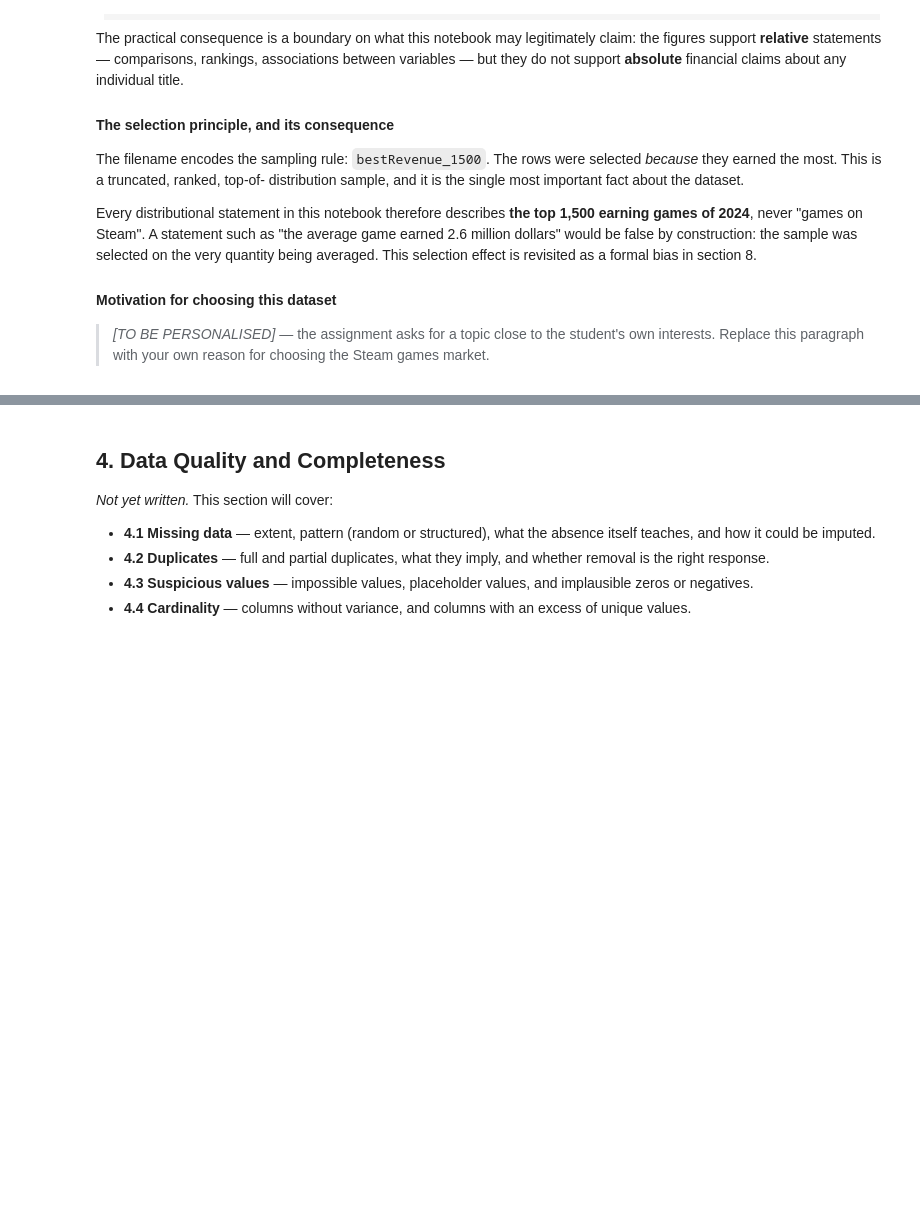
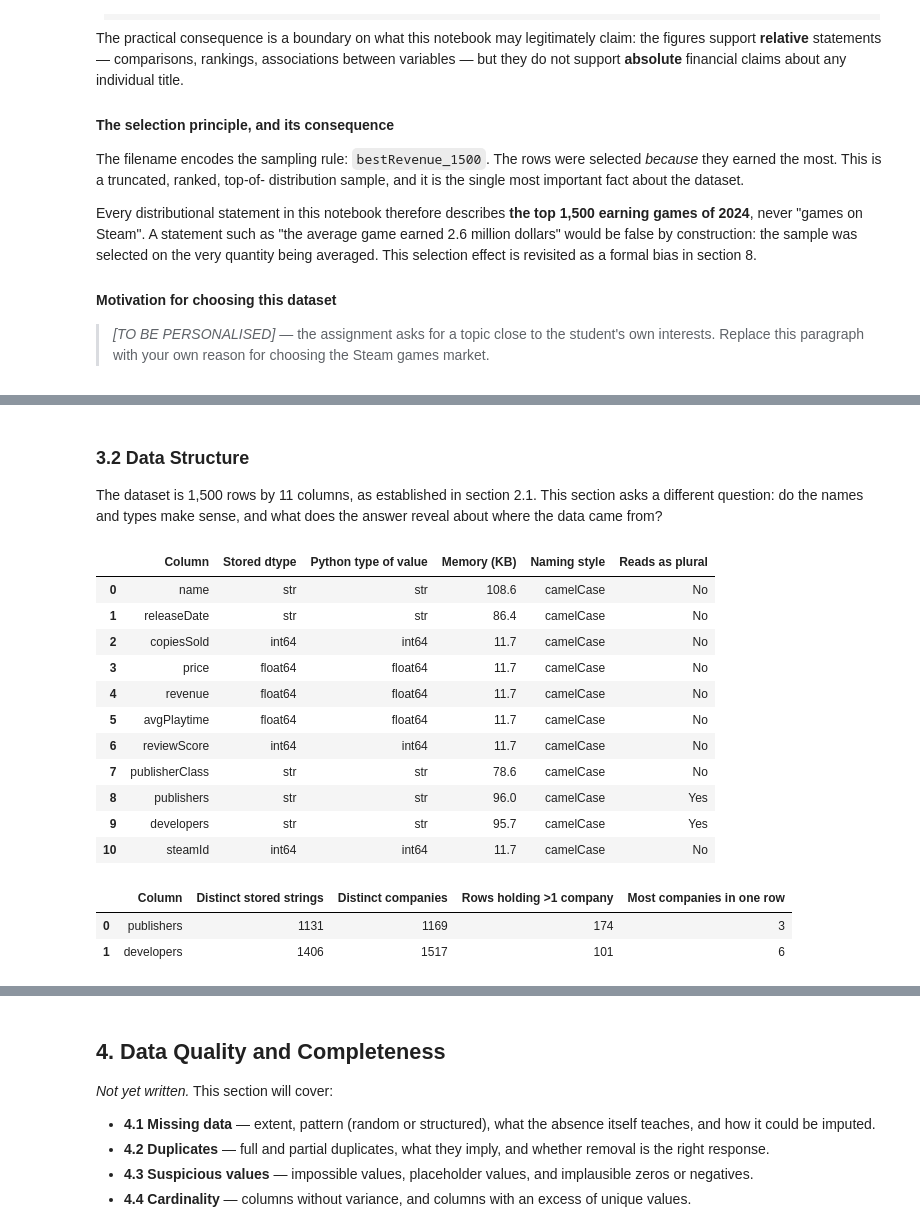
Before and after one commit to shonmazon/Data_Science, a Jupyter notebook: assignment1-eda/notebooks/steam_2024_eda.ipynb, the cells around one changed output, grey strips where cells are left out. Cells and saved outputs as stored; diff of their text form; code cells hidden in the pictures; blank space fills up the shorter version.

```diff
--- a/assignment1-eda/notebooks/steam_2024_eda.ipynb
+++ b/assignment1-eda/notebooks/steam_2024_eda.ipynb
@@ -287,0 +354,30 @@ effect is revisited as a formal bias in section 8.
+# %% [markdown]
+### 3.2 Data Structure
+
+The dataset is 1,500 rows by 11 columns, as established in section 2.1. This
+section asks a different question: do the names and types make sense, and what
+does the answer reveal about where the data came from?
+# %%
+structure_summary = build_dtype_summary(steam_games).merge(
+    analyse_naming_convention(steam_games), on="Column"
+)
+structure_summary
+# %% [output]
+|  | Column | Stored dtype | Python type of value | Memory (KB) | Naming style | Reads as plural |
+| 0 | name | str | str | 108.6 | camelCase | No |
+| 1 | releaseDate | str | str | 86.4 | camelCase | No |
+| 2 | copiesSold | int64 | int64 | 11.7 | camelCase | No |
+| 3 | price | float64 | float64 | 11.7 | camelCase | No |
+| 4 | revenue | float64 | float64 | 11.7 | camelCase | No |
+| 5 | avgPlaytime | float64 | float64 | 11.7 | camelCase | No |
+| 6 | reviewScore | int64 | int64 | 11.7 | camelCase | No |
+| 7 | publisherClass | str | str | 78.6 | camelCase | No |
+| 8 | publishers | str | str | 96.0 | camelCase | Yes |
+| 9 | developers | str | str | 95.7 | camelCase | Yes |
+| 10 | steamId | int64 | int64 | 11.7 | camelCase | No |
+# %%
+summarise_entity_columns(steam_games, ["publishers", "developers"])
+# %% [output]
+|  | Column | Distinct stored strings | Distinct companies | Rows holding >1 company | Most companies in one row |
+| 0 | publishers | 1131 | 1169 | 174 | 3 |
+| 1 | developers | 1406 | 1517 | 101 | 6 |
```
Also changed, not shown: parts of 9 cells of this notebook, 2 other files.
